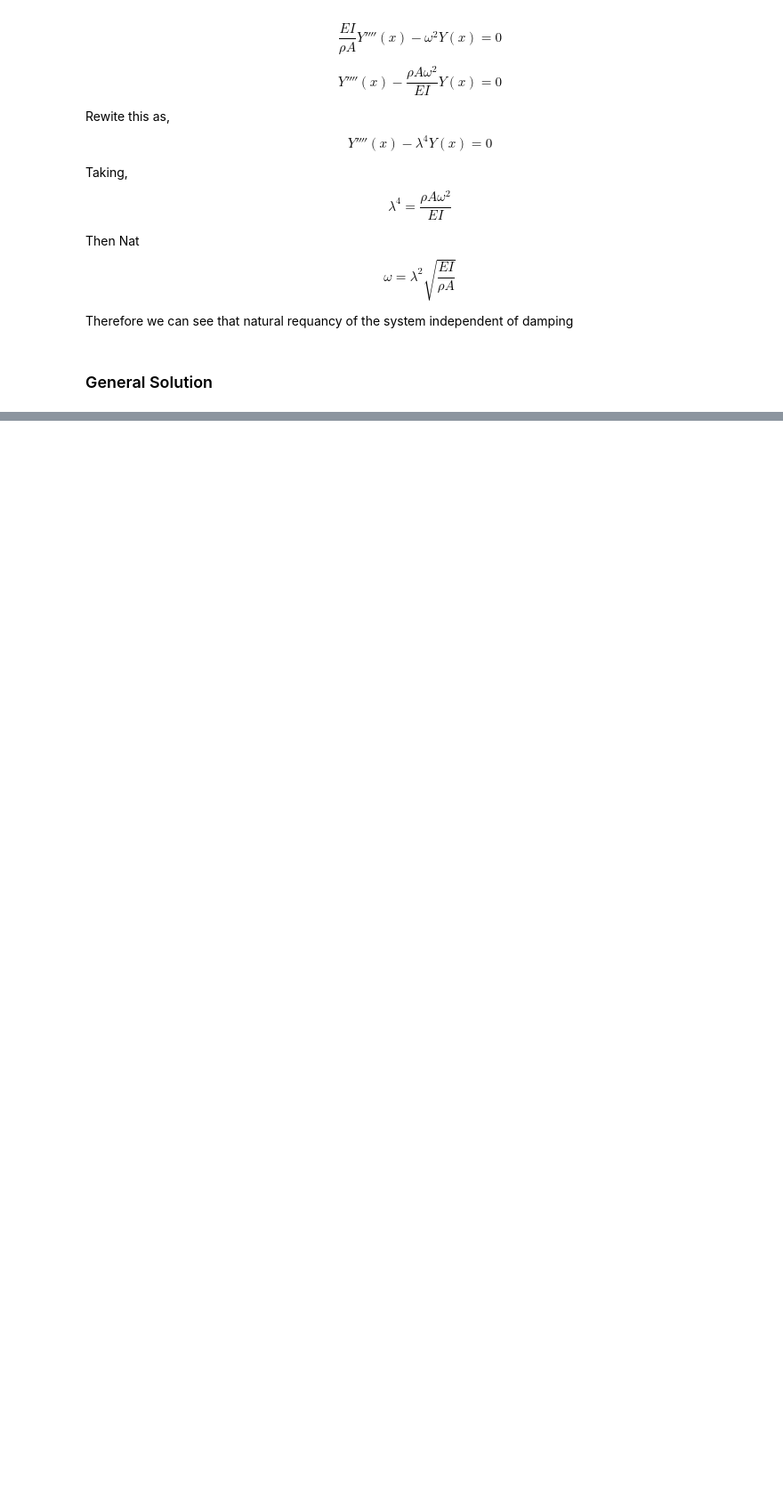
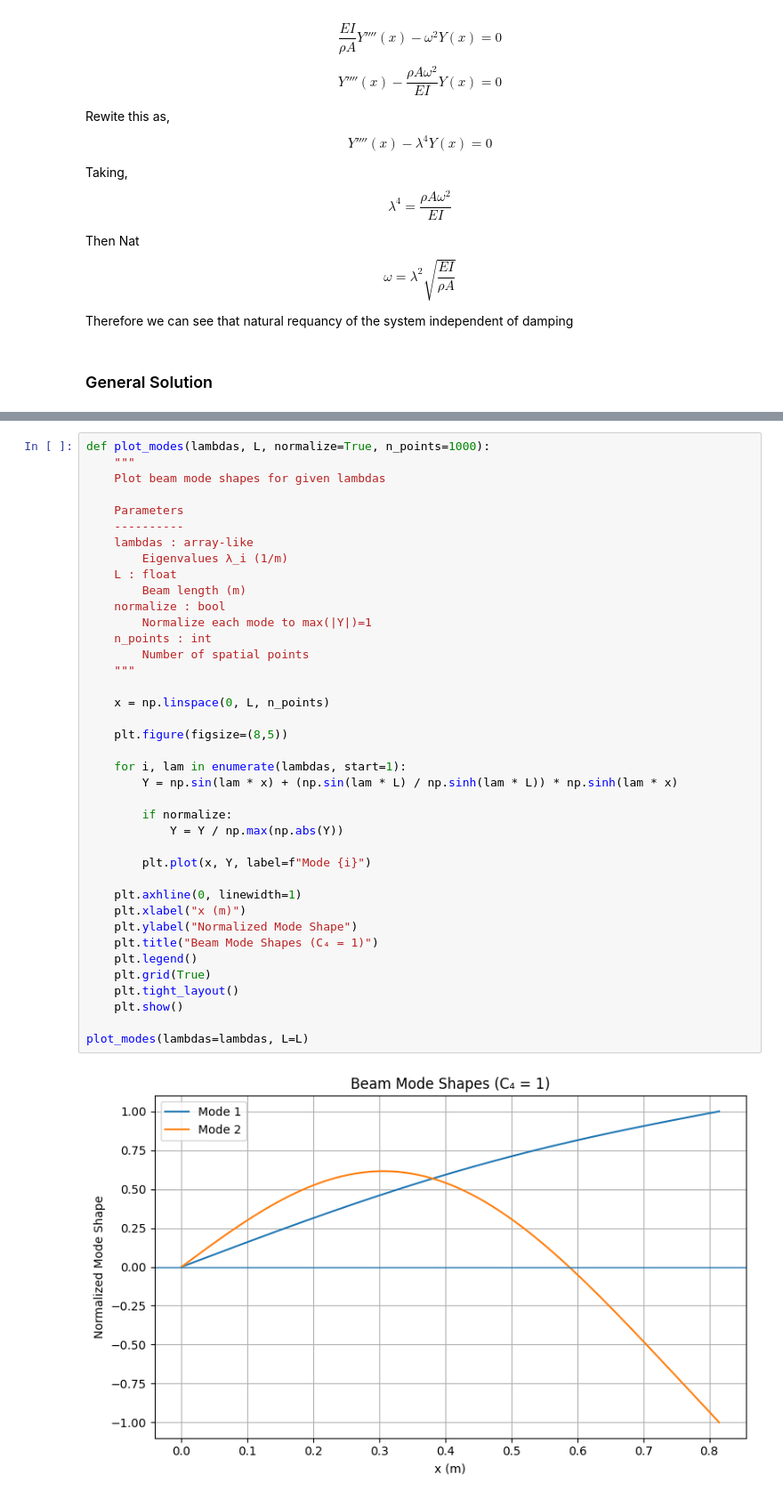
Before and after one commit to Alokathilakarathna/ME422_B3, a Jupyter notebook: Vibration Lab/e20452.ipynb, the cells around one changed output, grey strips where cells are left out. Shown at 89% size. Cells and saved outputs as stored; diff of their text form; blank space fills up the shorter version.

Commit message:
Modes Calcualtion

```diff
--- a/Vibration Lab/e20452.ipynb
+++ b/Vibration Lab/e20452.ipynb
@@ -214,0 +369,41 @@ There five unknowns, find those using bondary conditions. usually one variable i
+# %%
+def plot_modes(lambdas, L, normalize=True, n_points=1000):
+    """
+    Plot beam mode shapes for given lambdas
+
+    Parameters
+    ----------
+    lambdas : array-like
+        Eigenvalues λ_i (1/m)
+    L : float
+        Beam length (m)
+    normalize : bool
+        Normalize each mode to max(|Y|)=1
+    n_points : int
+        Number of spatial points
+    """
+
+    x = np.linspace(0, L, n_points)
+
+    plt.figure(figsize=(8,5))
+
+    for i, lam in enumerate(lambdas, start=1):
+        Y = np.sin(lam * x) + (np.sin(lam * L) / np.sinh(lam * L)) * np.sinh(lam * x)
+
+        if normalize:
+            Y = Y / np.max(np.abs(Y))
+
+        plt.plot(x, Y, label=f"Mode {i}")
+
+    plt.axhline(0, linewidth=1)
+    plt.xlabel("x (m)")
+    plt.ylabel("Normalized Mode Shape")
+    plt.title("Beam Mode Shapes (C₄ = 1)")
+    plt.legend()
+    plt.grid(True)
+    plt.tight_layout()
+    plt.show()
+
+plot_modes(lambdas=lambdas, L=L)
+# %% [output]
+[figure, added]
```
Also changed, not shown: parts of 11 cells of this notebook.
